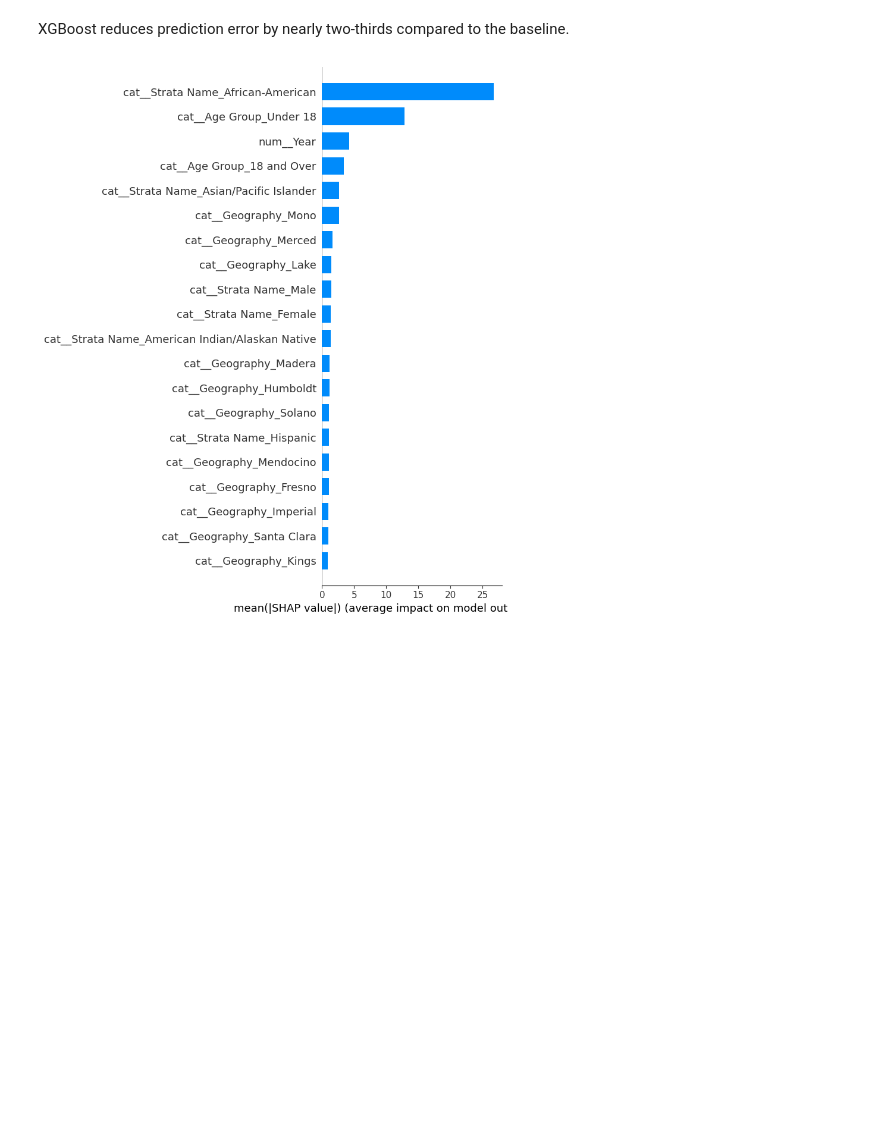
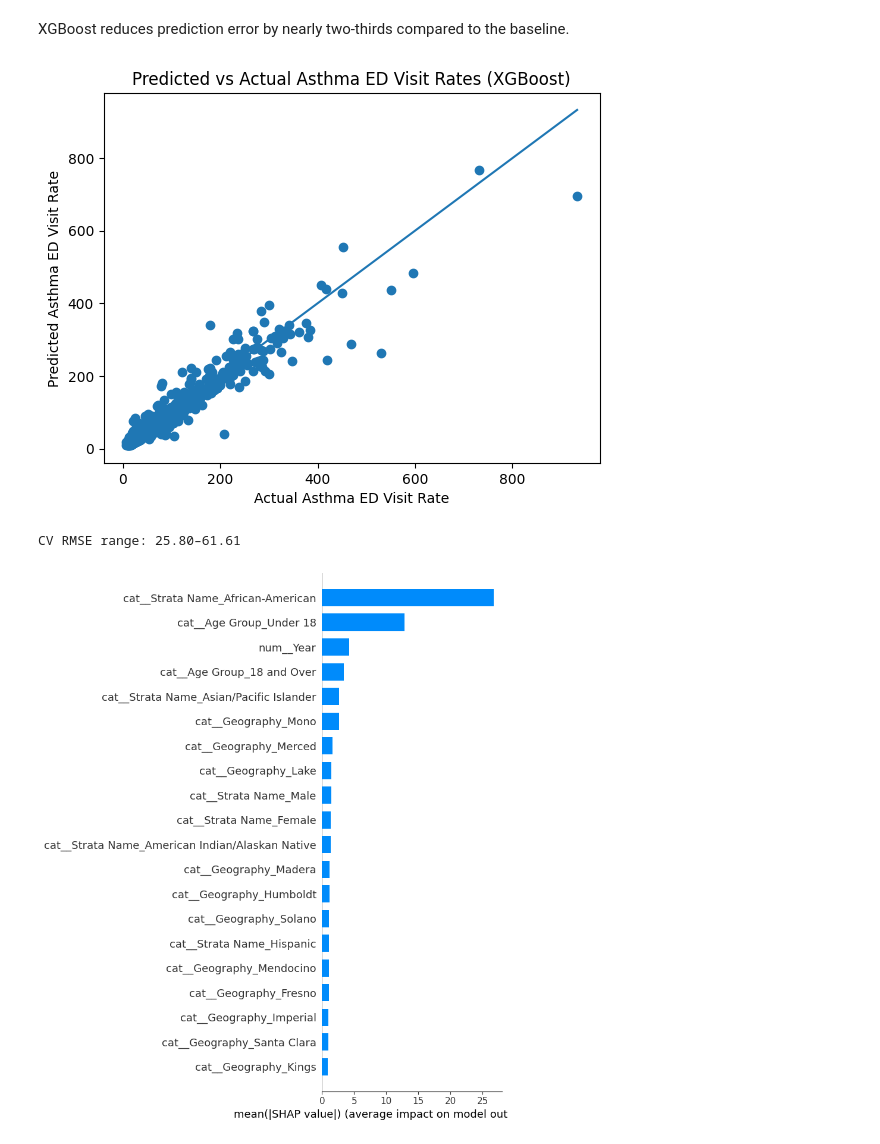
Before and after one commit to ellaprince90/asthma-factors, a Jupyter notebook: xgboost-model.ipynb, the cells around one changed output. Cells and saved outputs as stored; diff of their text form; code cells hidden in the pictures; blank space fills up the shorter version.

```diff
--- a/xgboost-model.ipynb
+++ b/xgboost-model.ipynb
@@ -94,7 +95,7 @@ best_xgb = xgb_cv_search.best_estimator_
 # %%
 y_pred_xgb = xgb_model.predict(X_test)
 
-y_pred_xgb_cv_search = best_xgb.predict(X_test)
+y_pred_best_xgb = best_xgb.predict(X_test)
 # %%
 baseline_pred = np.full_like(y_test, y_test.mean())
 baseline_rmse = np.sqrt(mean_squared_error(y_test, baseline_pred))
@@ -154,6 +155,26 @@ feature_names = preprocessor.get_feature_names_out()
 # %%
 explainer = shap.TreeExplainer(model)
 shap_values = explainer.shap_values(X_train_transformed)
+# %%
+plt.figure()
+plt.scatter(y_test, y_pred_best_xgb)
+plt.xlabel('Actual Asthma ED Visit Rate')
+plt.ylabel('Predicted Asthma ED Visit Rate')
+plt.title('Predicted vs Actual Asthma ED Visit Rates (XGBoost)')
+
+# Line of perfect prediction
+min_val = min(y_test.min(), y_pred_best_xgb.min())
+max_val = max(y_test.max(), y_pred_best_xgb.max())
+plt.plot([min_val, max_val], [min_val, max_val])
+
+plt.show()
+# %% [output]
+[figure, added]
+# %%
+cv_scores = -xgb_cv_search.cv_results_['mean_test_score']
+print(f"CV RMSE range: {cv_scores.min():.2f}–{cv_scores.max():.2f}")
+# %% [output]
+CV RMSE range: 25.80–61.61
 # %%
 shap.summary_plot(
     shap_values,
```
Also changed, not shown: parts of 2 cells of this notebook.
